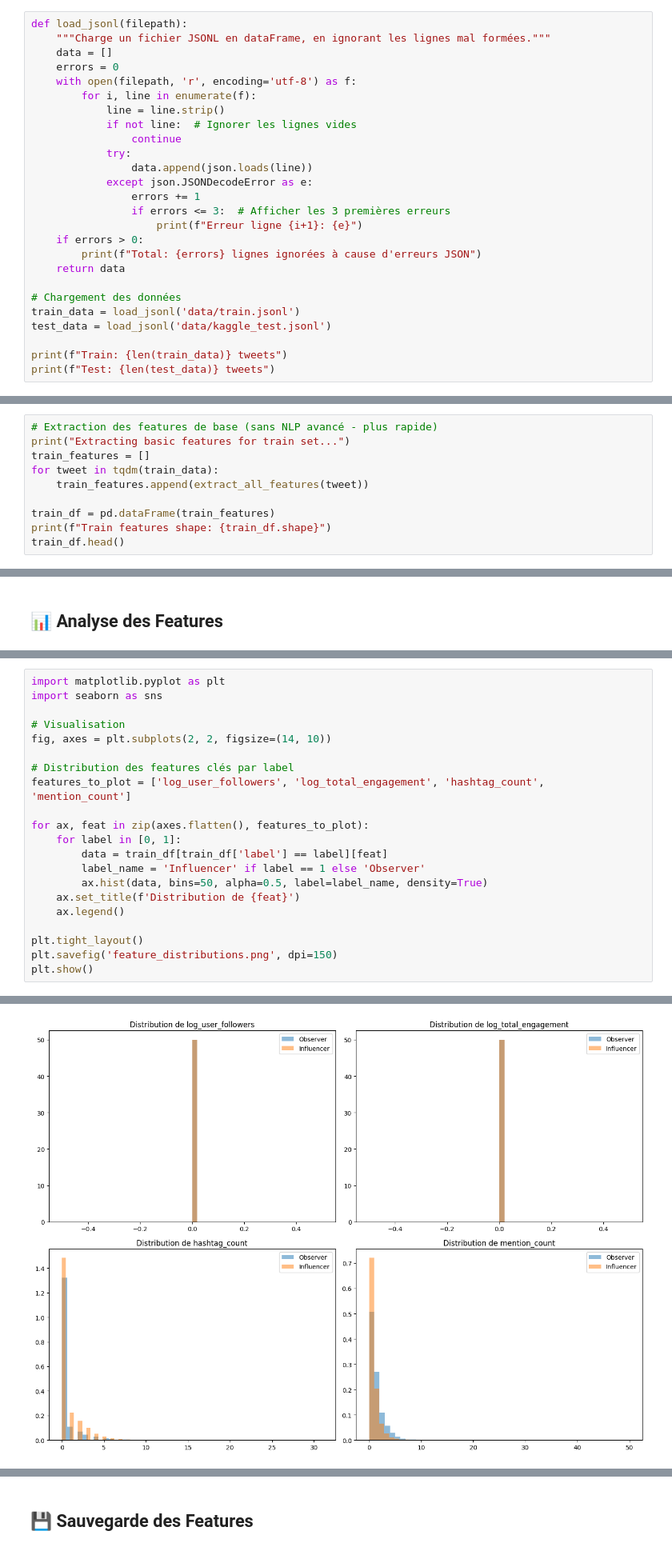
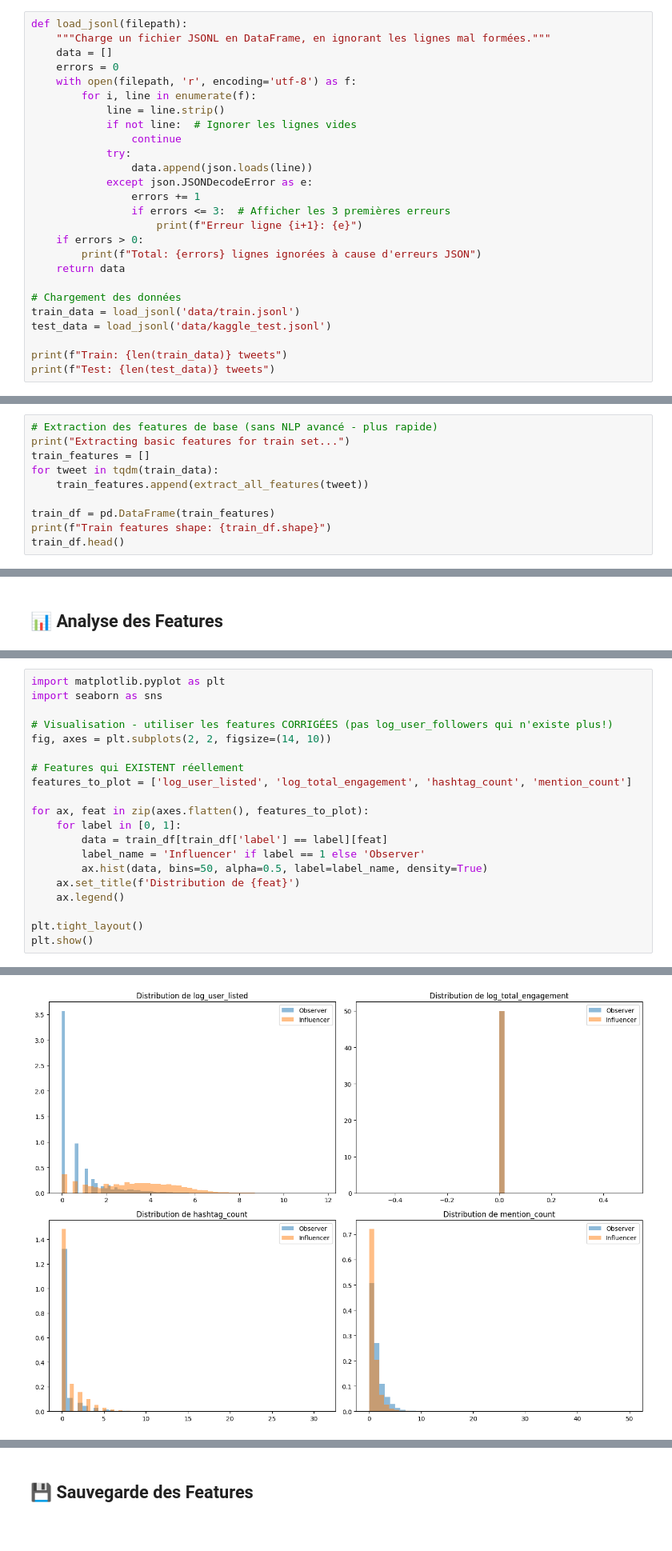
Before and after one commit to fajl88/influencer-or-observer, a Jupyter notebook: feature_engineering.ipynb, the cells around one changed output, grey strips where cells are left out. Shown at 80% size. Cells and saved outputs as stored; diff of their text form.

```diff
--- a/feature_engineering.ipynb
+++ b/feature_engineering.ipynb
@@ -14,7 +14,7 @@ pd.set_option('display.max_colwidth', 100)
 ## 📥 Chargement des Données
 # %%
 def load_jsonl(filepath):
-    """Charge un fichier JSONL en dataFrame, en ignorant les lignes mal formées."""
+    """Charge un fichier JSONL en DataFrame, en ignorant les lignes mal formées."""
     data = []
     errors = 0
     with open(filepath, 'r', encoding='utf-8') as f:
@@ -495,7 +505,7 @@ train_features = []
 for tweet in tqdm(train_data):
     train_features.append(extract_all_features(tweet))
 
-train_df = pd.dataFrame(train_features)
+train_df = pd.DataFrame(train_features)
 print(f"Train features shape: {train_df.shape}")
 train_df.head()
 # %% [output]
@@ -559,11 +569,11 @@ Name: label, dtype: float64
 import matplotlib.pyplot as plt
 import seaborn as sns
 
-# Visualisation
+# Visualisation - utiliser les features CORRIGÉES (pas log_user_followers qui n'existe plus!)
 fig, axes = plt.subplots(2, 2, figsize=(14, 10))
 
-# Distribution des features clés par label
-features_to_plot = ['log_user_followers', 'log_total_engagement', 'hashtag_count', 'mention_count']
+# Features qui EXISTENT réellement
+features_to_plot = ['log_user_listed', 'log_total_engagement', 'hashtag_count', 'mention_count']
 
 for ax, feat in zip(axes.flatten(), features_to_plot):
     for label in [0, 1]:
@@ -574,6 +584,5 @@ for ax, feat in zip(axes.flatten(), features_to_plot):
     ax.legend()
 
 plt.tight_layout()
-plt.savefig('feature_distributions.png', dpi=150)
 plt.show()
 # %% [output]
@@ -588,4 +589,4 @@ To disable this warning, you can either:
-[figure, old version]
+[figure, new version]
 # %%
 # Comparaison moyennes par classe
 comparison = train_df.groupby('label')[numeric_cols].mean().T
```
Also changed, not shown: parts of 13 cells of this notebook, 9 other files.
